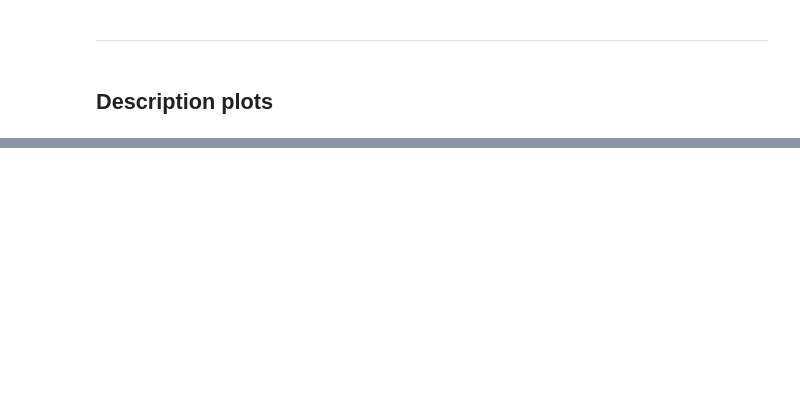
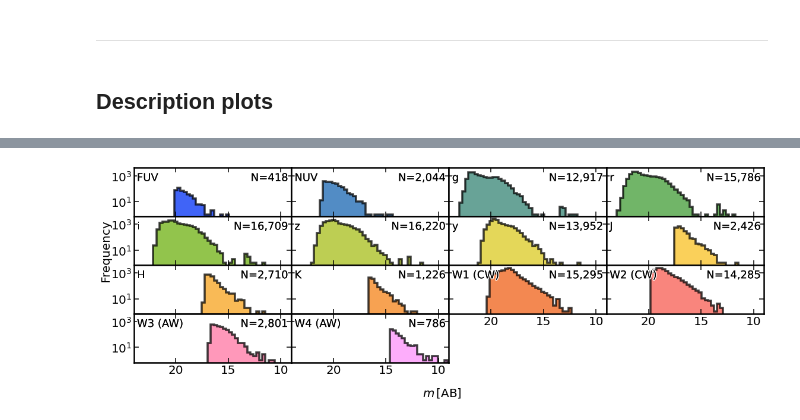
Before and after one commit to racarvajal/Pipeline_RG_z_ML, a Jupyter notebook: describe_data.ipynb, the cells around one changed output, grey strips where cells are left out. Drawn from its saved outputs; the diff is of its cells as text; code cells hidden in the pictures; blank space fills up the shorter version.

```diff
--- a/describe_data.ipynb
+++ b/describe_data.ipynb
@@ -150,37 +235,39 @@ for count, band in enumerate(bands_plot):
         axs[count] = fig.add_subplot(grid[int(np.floor(count / n_cols)), int(count % n_cols)],
                                      sharex=axs[0], sharey=axs[0])
 
-    filt_lims = np.array(full_catalog_df.loc[:, band] != mag_cols_lim[lims_select][band])
+    filt_lims = np.array(full_catalog_df.loc[:, band] != mag_cols_lim[band])
     axs[count].hist(full_catalog_df.loc[filt_lims, band], bins=mag_bins, histtype='stepfilled',
                     ec='k', lw=3.5, fc=plt.get_cmap('cet_CET_R1', len(bands_plot))(count),
                     alpha=0.75, label=f'{band}')
 
     axs[count].tick_params(which='both', top=True, right=True, direction='in')
     axs[count].tick_params(axis='both', which='major', labelsize=20)
     axs[count].tick_params(which='major', length=8, width=1.5)
     axs[count].tick_params(which='minor', length=4, width=1.5)
     plt.setp(axs[count].spines.values(), linewidth=2.5)
     plt.setp(axs[count].spines.values(), linewidth=2.5)
     #axs[count].grid(zorder=0)
     if count % n_cols != 0:
         plt.setp(axs[count].get_yticklabels(), visible=False)
     # if np.ceil((count + 1) / n_cols) != n_rows:
     #     plt.setp(axs[count].get_xticklabels(), visible=False)
     if count < (len(bands_plot) - n_cols):
         plt.setp(axs[count].get_xticklabels(), visible=False)
     axs[count].annotate(text=f'{mag_cols_names[band]}', xy=(0.02, 0.9),\
                          xycoords='axes fraction', fontsize=18, ha='left', va='top', path_effects=pe2)
     axs[count].annotate(text=f'N={np.sum(filt_lims):,}', xy=(0.98, 0.9),\
                          xycoords='axes fraction', fontsize=18, ha='right', va='top', path_effects=pe2)
     axs[0].set_xlim(left=np.floor(min_magnitude), right=np.ceil(max_magnitude))
     axs[0].invert_xaxis()
     # axs[count].legend(loc=2)
 
 
 fig.supxlabel('$m\, \mathrm{[AB]}$', fontsize=20, x=0.52)
 fig.supylabel('Frequency', fontsize=20, va='bottom')
 
 fig.tight_layout()
 if save_plot_flag:
     plt.savefig(f'plots/hists_bands_{used_area}.pdf', bbox_inches='tight')
 plt.show()
+# %% [output]
+[figure, added]
```
Also changed, not shown: parts of 15 cells of this notebook.
